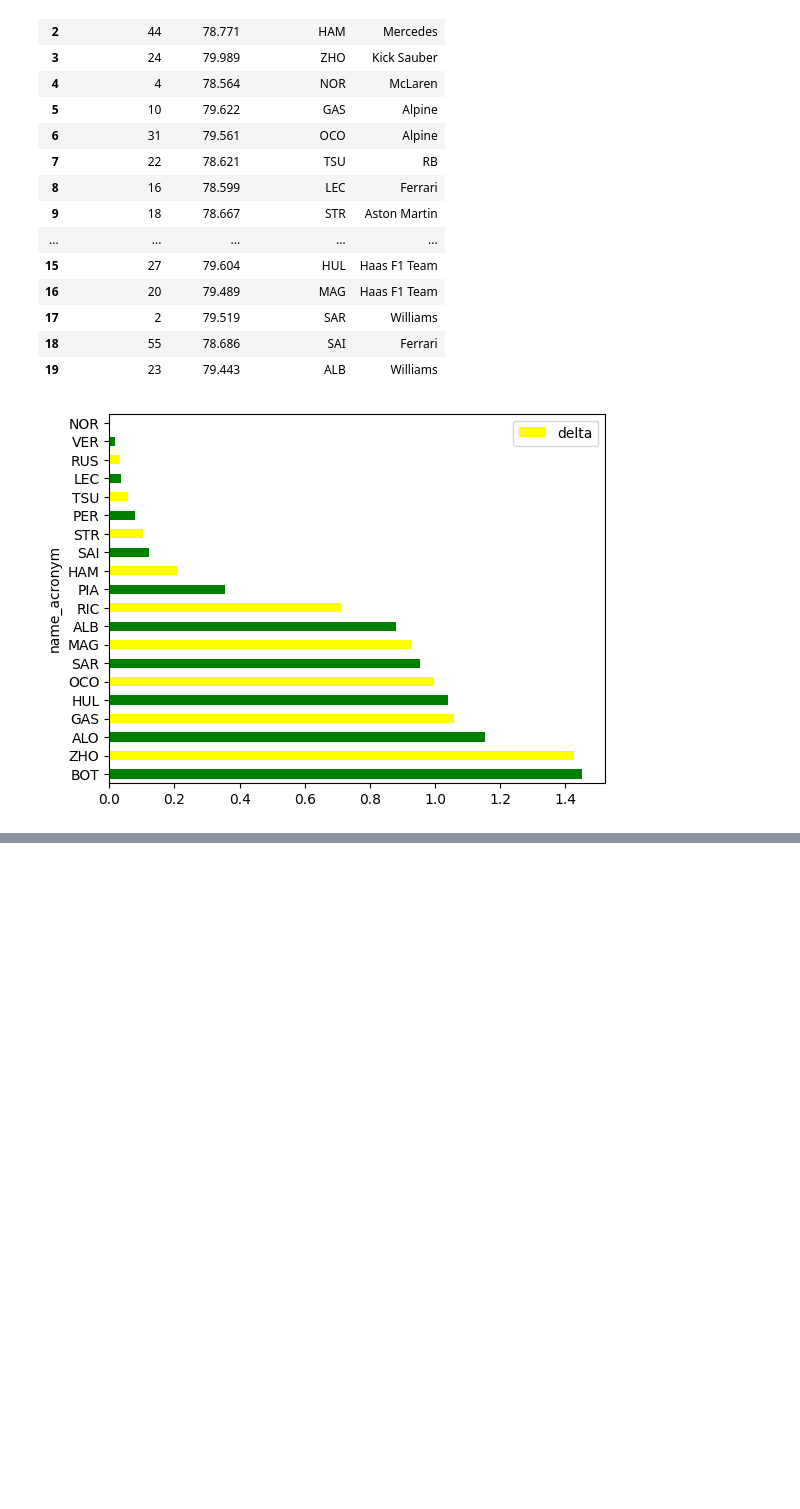
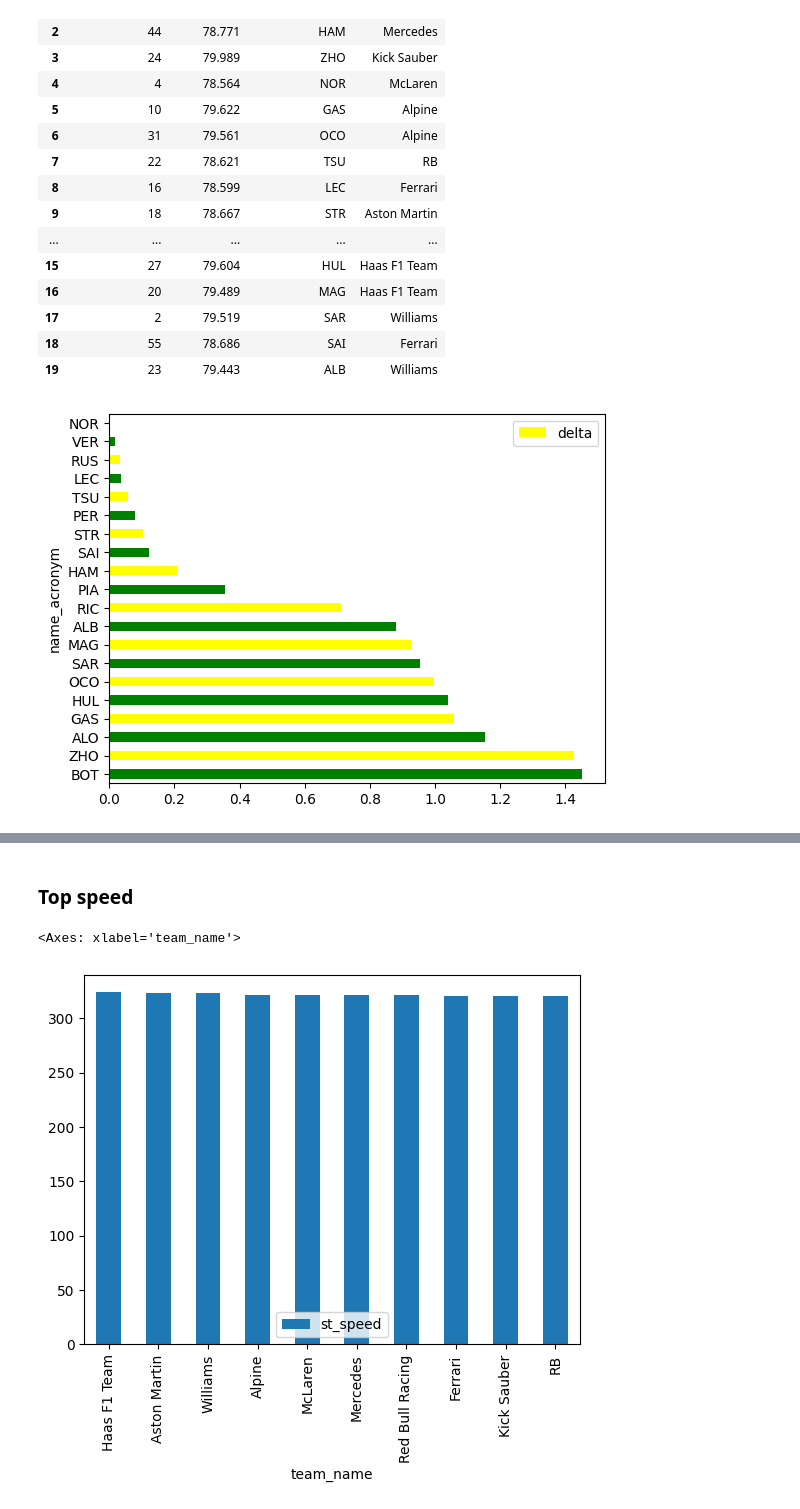
Before and after one commit to frankdelpiero/F1_notebooks, a Jupyter notebook: F1_24/Australian GP.ipynb, the cells around one changed output, grey strips where cells are left out. Saved outputs shown, nothing was run; the diff lists cells and outputs as text; code cells hidden in the pictures; blank space fills up the shorter version.

Commit message:
Added free practice 2 and free practice 3

```diff
--- a/F1_24/Australian GP.ipynb
+++ b/F1_24/Australian GP.ipynb
@@ -406,0 +356,9 @@ newdataset.sort_values(ascending=True,by='delta').plot.barh('name_acronym','delt
+# %%
+url = 'https://api.openf1.org/v1/laps?'
+
+urltotal = url+session_key
+
+response = urlopen(urltotal)
+data = json.loads(response.read().decode('utf-8'))
+practice2 = pd.DataFrame(data)
+practice2
@@ -406,0 +381,10 @@ newdataset.sort_values(ascending=True,by='delta').plot.barh('name_acronym','delt
+# %%
+#Stints
+url = 'https://api.openf1.org/v1/stints?'
+
+urltotal = url+session_key
+
+response = urlopen(urltotal)
+data = json.loads(response.read().decode('utf-8'))
+stintInformation = pd.DataFrame(data)
+stintInformation
@@ -406,0 +407,20 @@ newdataset.sort_values(ascending=True,by='delta').plot.barh('name_acronym','delt
+# %%
+stintsDataFrame = pd.DataFrame()
+for index,row in stintInformation.iterrows():
+    number_driver = row.driver_number
+    acronym_driver = drivers.query('driver_number == @number_driver').name_acronym.to_string(index=False)
+    full_name = drivers.query('driver_number == @number_driver').full_name.to_string(index=False)
+    team_name = drivers.query('driver_number == @number_driver').team_name.to_string(index=False)
+    if row.lap_start != row.lap_end:
+        contador = row.lap_start
+        while contador <=row.lap_end :
+            new_row = {'driver_number':row.driver_number,'compound':row.compound,'lap_number':contador,'name_acronym':acronym_driver,'full_name':full_name,'team_name':team_name}
+            stintsDataFrame = pd.concat([stintsDataFrame, pd.DataFrame([new_row])], ignore_index=True)
+            contador+=1
+    else:
+
+        new_row = {'driver_number':row.driver_number,'compound':row.compound,'lap_number':row.lap_start,'name_acronym':acronym_driver,'full_name':full_name,'team_name':team_name}
+        stintsDataFrame =pd.concat([stintsDataFrame, pd.DataFrame([new_row])], ignore_index=True)
+# %%
+jointables = pd.merge(practice2,stintsDataFrame,on=['lap_number','driver_number'])
+jointables
@@ -406,0 +490,8 @@ newdataset.sort_values(ascending=True,by='delta').plot.barh('name_acronym','delt
+# %% [markdown]
+### Top speed
+# %%
+top_speed = jointables.loc[jointables.groupby(['team_name'])['st_speed'].idxmax()].sort_values(by=['st_speed'],ascending=False)
+top_speed.plot.bar(x='team_name',y='st_speed')
+# %% [output]
+<Axes: xlabel='team_name'>
+[figure, added]
```
Also changed, not shown: parts of 51 cells of this notebook.
